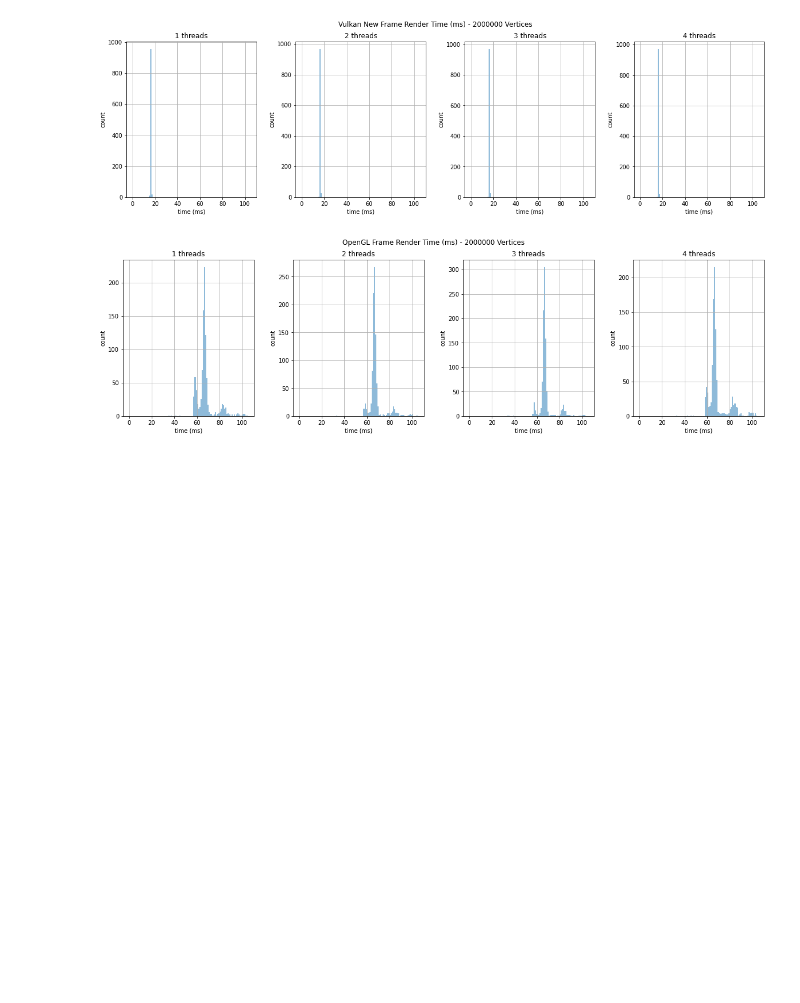
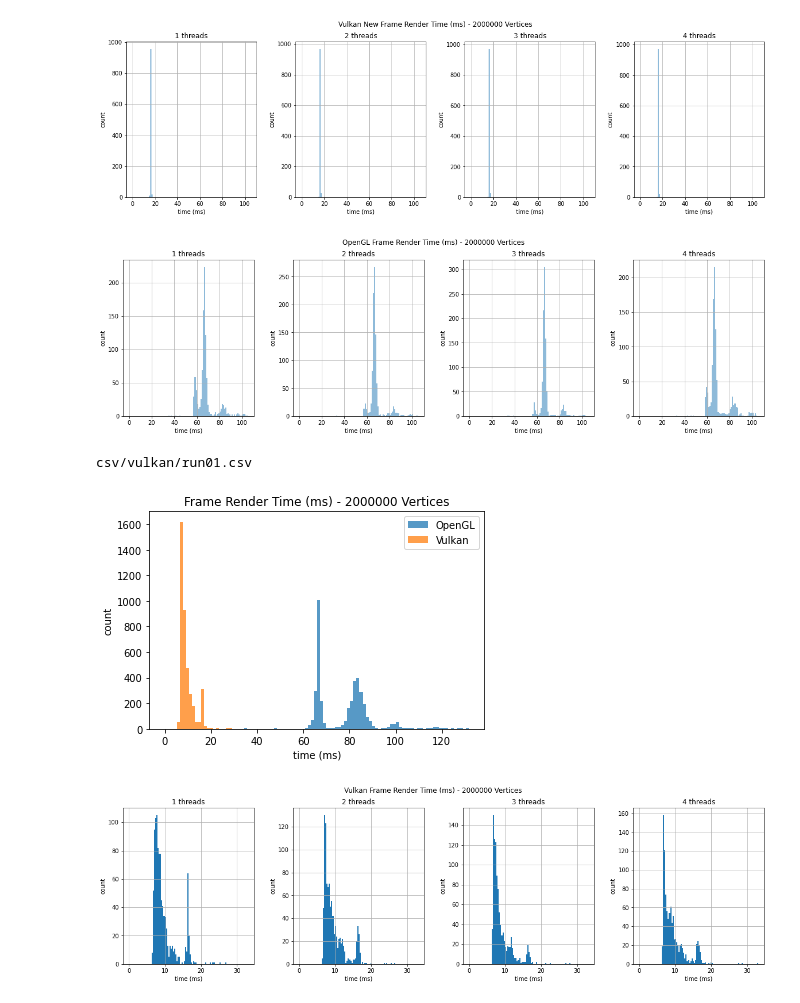
Before and after one commit to eimearc/vulkan, a Jupyter notebook: Benchmark.ipynb, the cells around one changed output. Cells and saved outputs as stored; diff of their text form; code cells hidden in the pictures; blank space fills up the shorter version.

Commit message:
Updated graphs and run.

```diff
--- a/Benchmark.ipynb
+++ b/Benchmark.ipynb
@@ -102,34 +102,49 @@ plots('OpenGL',df_gl)
 [figure]
 # %%
 CSV_DIR='csv'
+FILE='run01.csv'
 
-df_vulkan = pd.read_csv(path.join(CSV_DIR,'time_vulkan_final.csv'))
-df_gl = pd.read_csv(path.join(CSV_DIR,'time_gl_final.csv'))
+print(path.join(CSV_DIR,'vulkan',FILE))
+df_vulkan = pd.read_csv(path.join(CSV_DIR,'vulkan',FILE))
+df_gl = pd.read_csv(path.join(CSV_DIR,'gl',FILE))
 
-for df in [df_vulkan, df_gl, df_vulkan_new]:
+for df in [df_vulkan, df_gl]:
     z=np.abs(stats.zscore(df.frame))
     df.drop(df.index[np.where(z>3)[0]], inplace=True) # Make sure to have inplace=True
 
-def plots(name,df):
+def gl_vulkan_compare():
     global df_vulkan
     global df_gl
     max_frame=max([df_vulkan.frame.max(),df_gl.frame.max()])
+
+    fig,ax=plt.subplots()
+    ax.set_title('Frame Render Time (ms) - {} Vertices'.format(df_vulkan.vertices.iloc[0]))
+    ax.hist(df_gl.frame,bins=100,alpha=0.75,range=[0,max_frame],label='OpenGL')
+    ax.hist(df_vulkan.frame,bins=100,alpha=0.75,range=[0,max_frame],label='Vulkan')
+    ax.legend(loc='upper right')
+    plt.xlabel('time (ms)')
+    plt.ylabel('count')
+
+    plt.show()
+
+def vulkan_threads():
+    global df_vulkan
 
     x_label='time (ms)'
     y_label='count'
 
     fig,ax=plt.subplots(1,4,figsize=(20,5))
-    fig.suptitle('{} Frame Render Time (ms) - {} Vertices'.format(name,df.vertices.iloc[0]))
+    fig.suptitle('Vulkan Frame Render Time (ms) - {} Vertices'.format(df_vulkan.vertices.iloc[0]))
     for i in range(1,5):
-        df[df.threads==i].hist('frame',bins=100,ax=ax[i-1],alpha=0.5,range=[0,max_frame])
+        df_vulkan[df_vulkan.threads==i].hist('frame',bins=100,ax=ax[i-1],range=[0,df_vulkan.frame.max()])
         ax[i-1].set_xlabel(x_label)
         ax[i-1].set_ylabel(y_label)
         ax[i-1].set_title('{} threads'.format(i))
     plt.show()
 
-m = [df_vulkan.frame.max(), df_vulkan.updateVBO.max(),df_gl.frame.max(), df_gl.updateVBO.max()]
-
-maximum=max(m)
-
-plots('Vulkan',df_vulkan)
-plots('OpenGL',df_gl)
+gl_vulkan_compare()
+vulkan_threads()
+# %% [output]
+csv/vulkan/run01.csv
+[figure, added]
+[figure, added]
```
Also changed, not shown: 3 other files.
